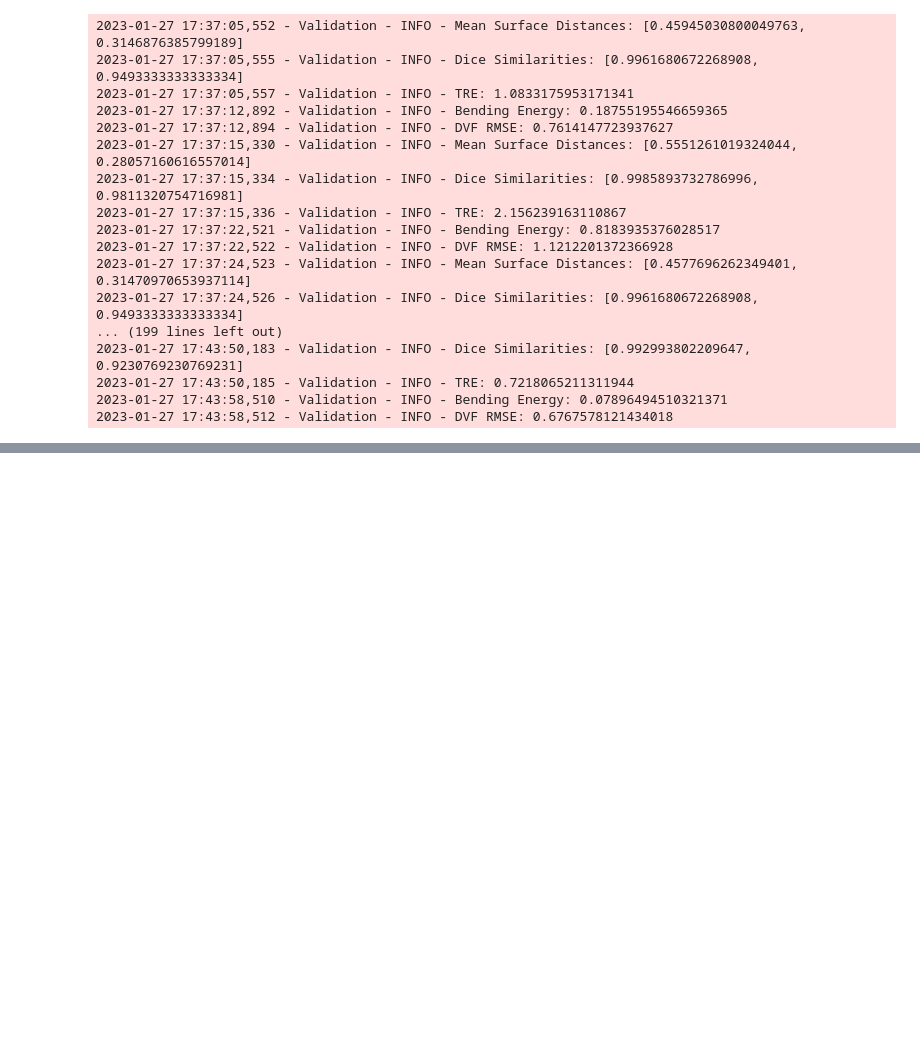
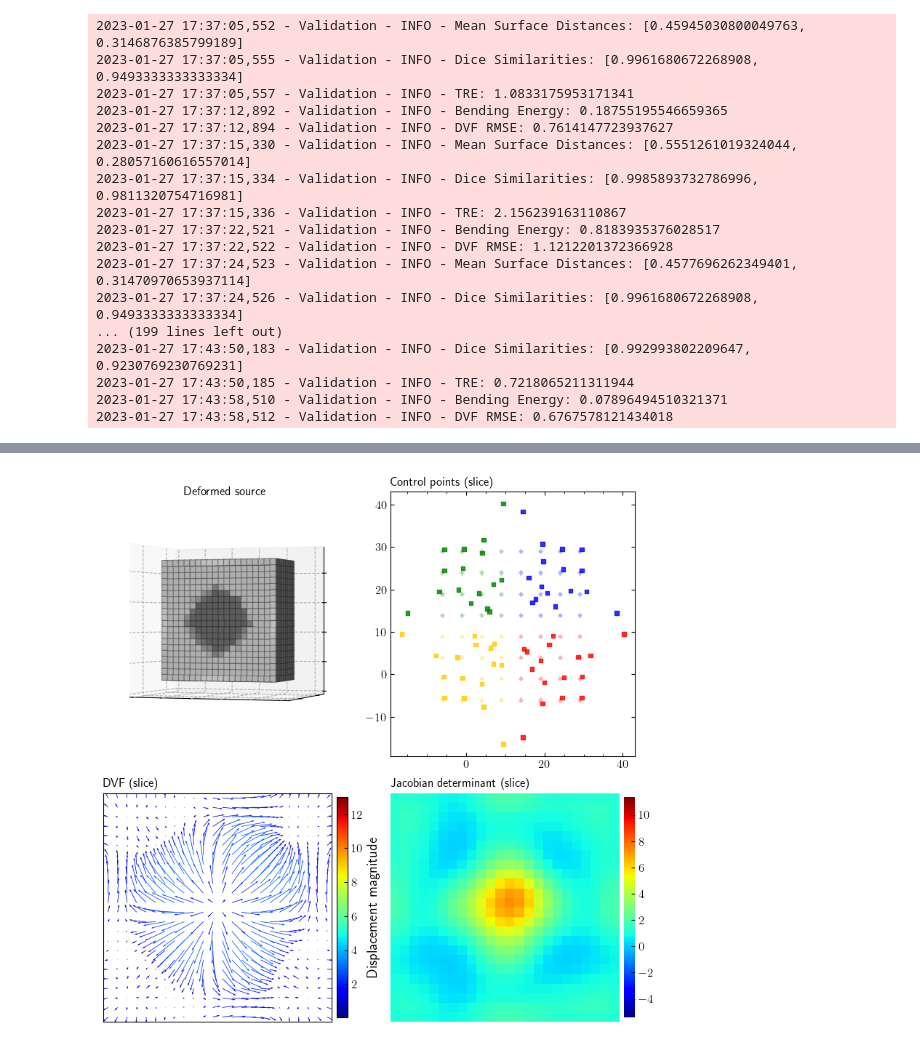
Before and after one commit to joasiee/elastix, a Jupyter notebook: experiments/notebooks/experiments/fair_comparison.ipynb, the cells around one changed output, grey strips where cells are left out. Cells and saved outputs as stored; diff of their text form; code cells hidden in the pictures; blank space fills up the shorter version.

```diff
--- a/experiments/notebooks/experiments/fair_comparison.ipynb
+++ b/experiments/notebooks/experiments/fair_comparison.ipynb
@@ -157,4 +156,8 @@ for mesh_size in ["(3, 3, 3)", "(4, 4, 4)", "(5, 5, 5)"]:
 print(ttest_results)
 # %%
 asgd_8 = get_run_result("synthetic_1_fair_comparison", "2oab4luv")
-# gomea_8 = get_run_result("synthetic_1_fair_comparison", "2qurpss2")
+gomea_8 = get_run_result("synthetic_1_fair_comparison", "2qurpss2")
+# %%
+from thesispy.experiments.validation import validation_visualization, get_vmin_vmax
+
+dvf_clim, jac_clim = get_vmin_vmax(asgd_8, gomea_8)
@@ -160,0 +167,4 @@ asgd_8 = get_run_result("synthetic_1_fair_comparison", "2oab4luv")
+# %%
+asgd_figs = validation_visualization(asgd_8, dvf_clim, jac_clim, tre=False)
+plt.savefig("nomr_gresult_asgd8.pdf")
+# %% [output]
@@ -161 +172,2 @@ asgd_8 = get_run_result("synthetic_1_fair_comparison", "2oab4luv")
+[figure, added]
 # %%
```
Also changed, not shown: parts of 5 cells of this notebook, 6 other files.
